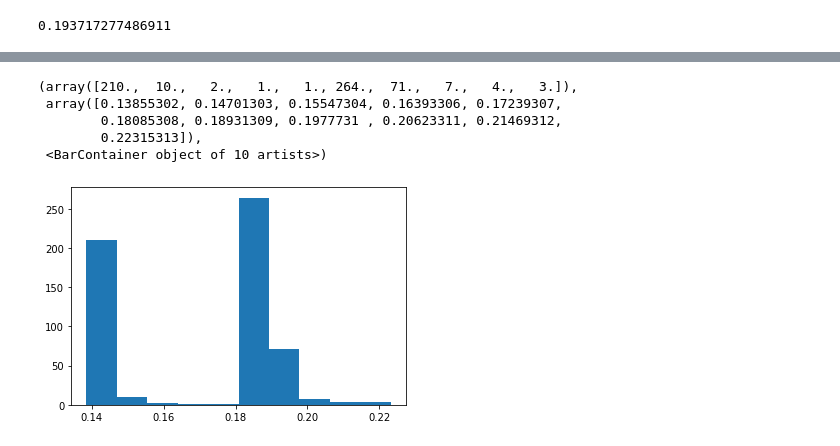
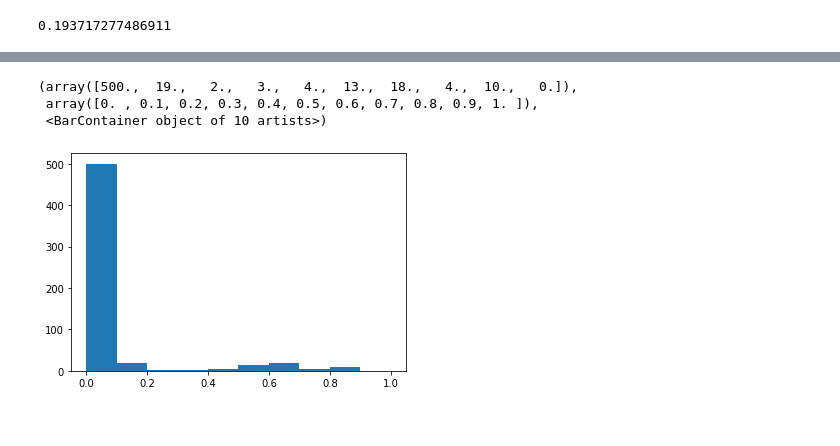
Before and after one commit to backendDL/UpliftModeling, a Jupyter notebook: exp_dataset.ipynb, the cells around one changed output, grey strips where cells are left out. Saved outputs shown, nothing was run; the diff lists cells and outputs as text; code cells hidden in the pictures.

```diff
--- a/exp_dataset.ipynb
+++ b/exp_dataset.ipynb
@@ -233,12 +218,10 @@ plt.plot(train_accuracies)
-# %%
-plt.hist(y_prob)
-# %% [output]
-(array([210.,  10.,   2.,   1.,   1., 264.,  71.,   7.,   4.,   3.]),
- array([0.13855302, 0.14701303, 0.15547304, 0.16393306, 0.17239307,
-        0.18085308, 0.18931309, 0.1977731 , 0.20623311, 0.21469312,
-        0.22315313]),
- <BarContainer object of 10 artists>)
-[figure, removed]
+# %%
+plt.hist(y_prob, bins=np.arange(0.0, 1.1, 0.1))
+# %% [output]
+(array([500.,  19.,   2.,   3.,   4.,  13.,  18.,   4.,  10.,   0.]),
+ array([0. , 0.1, 0.2, 0.3, 0.4, 0.5, 0.6, 0.7, 0.8, 0.9, 1. ]),
+ <BarContainer object of 10 artists>)
+[figure, added]
 # %%
 plt.hist(u_pred)
 # %% [output]
```
Also changed, not shown: parts of 14 cells of this notebook, 1 other file.
